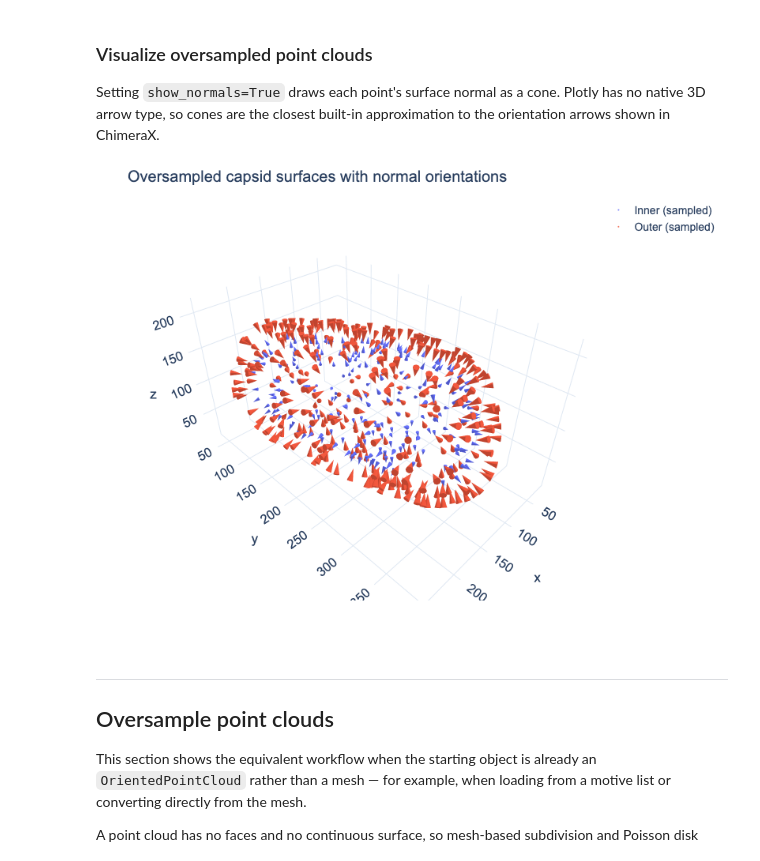
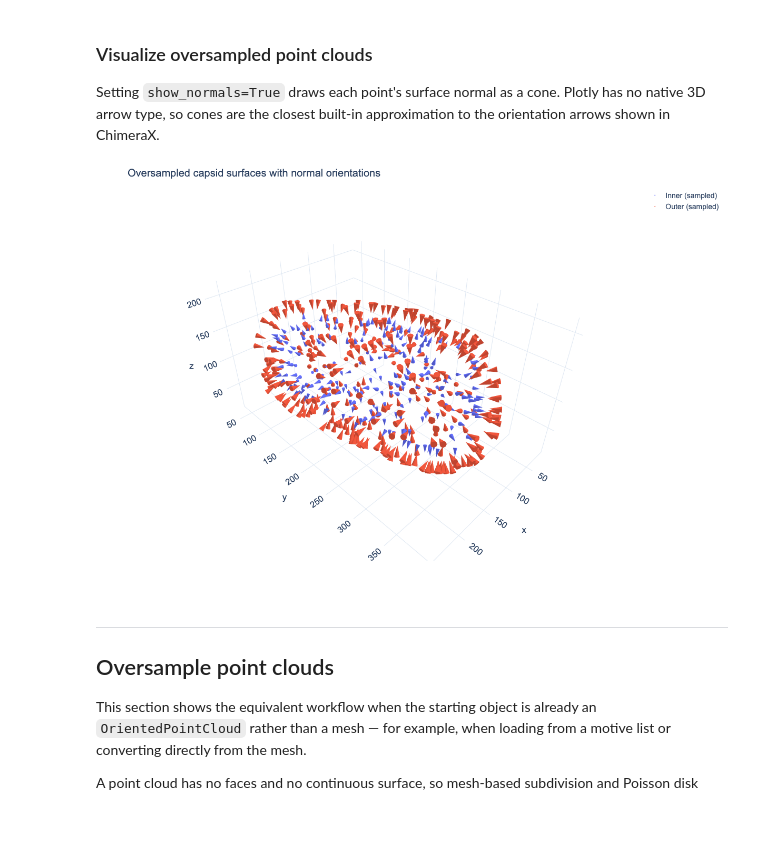
Before and after one commit to turonova/cryoCAT, a Jupyter notebook: docs/source/tutorials/surface_sampling/oversample_capsid.ipynb, the cells around one changed output. Drawn from its saved outputs; the diff is of its cells as text; code cells hidden in the pictures; blank space fills up the shorter version.

```diff
--- a/docs/source/tutorials/surface_sampling/oversample_capsid.ipynb
+++ b/docs/source/tutorials/surface_sampling/oversample_capsid.ipynb
@@ -237,7 +237,7 @@ fig.write_image("plots/capsid_mesh_inner_vs_outer_surface_with_normals.png", wid
 # %%
-Image("plots/capsid_mesh_inner_vs_outer_surface_with_normals.png", width=800, height=600)
+Image("plots/capsid_mesh_inner_vs_outer_surface_with_normals.png")
 # %% [output]
-[figure, old version]
+[figure, new version]
 # %% [markdown]
 ---
 
```
Also changed, not shown: parts of 12 cells of this notebook, 18 other files.
